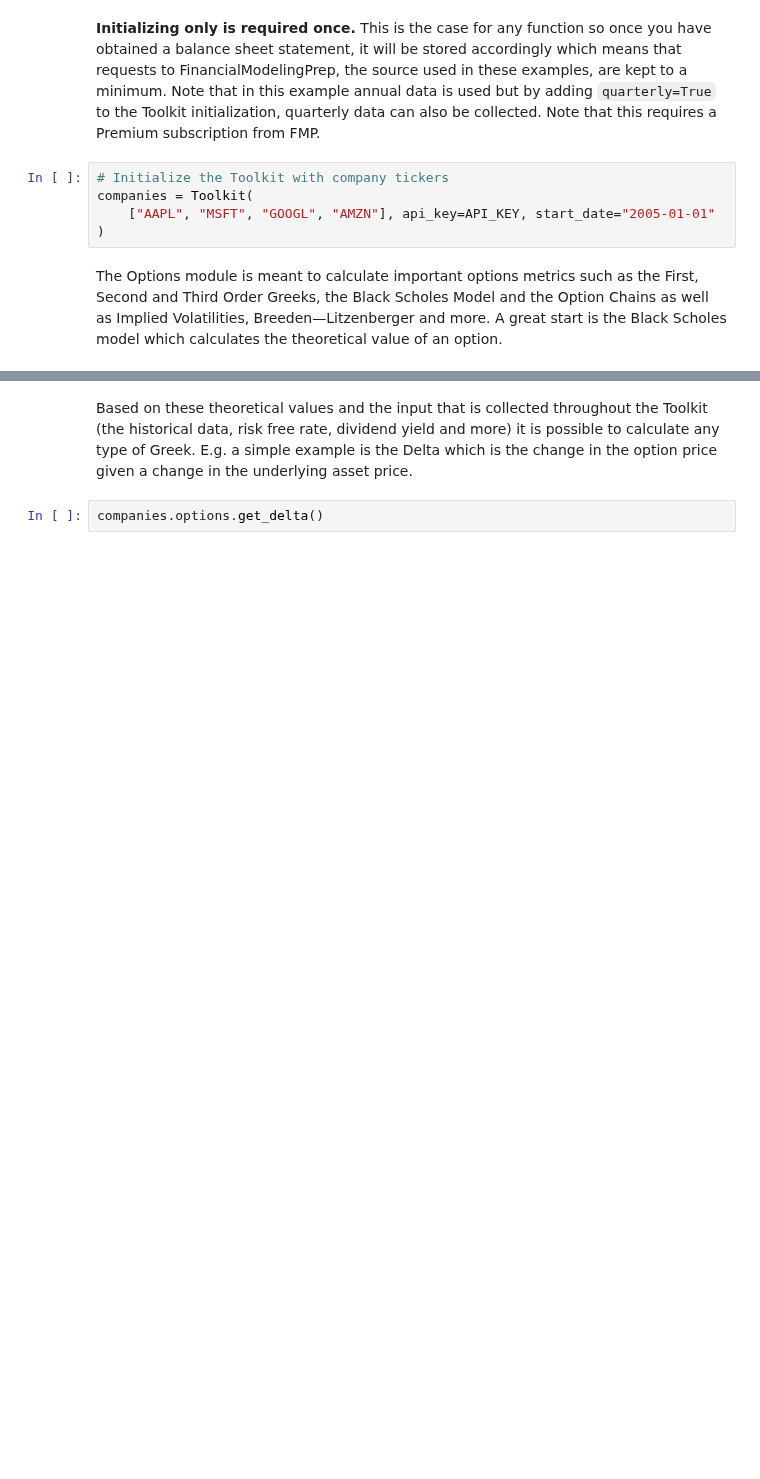
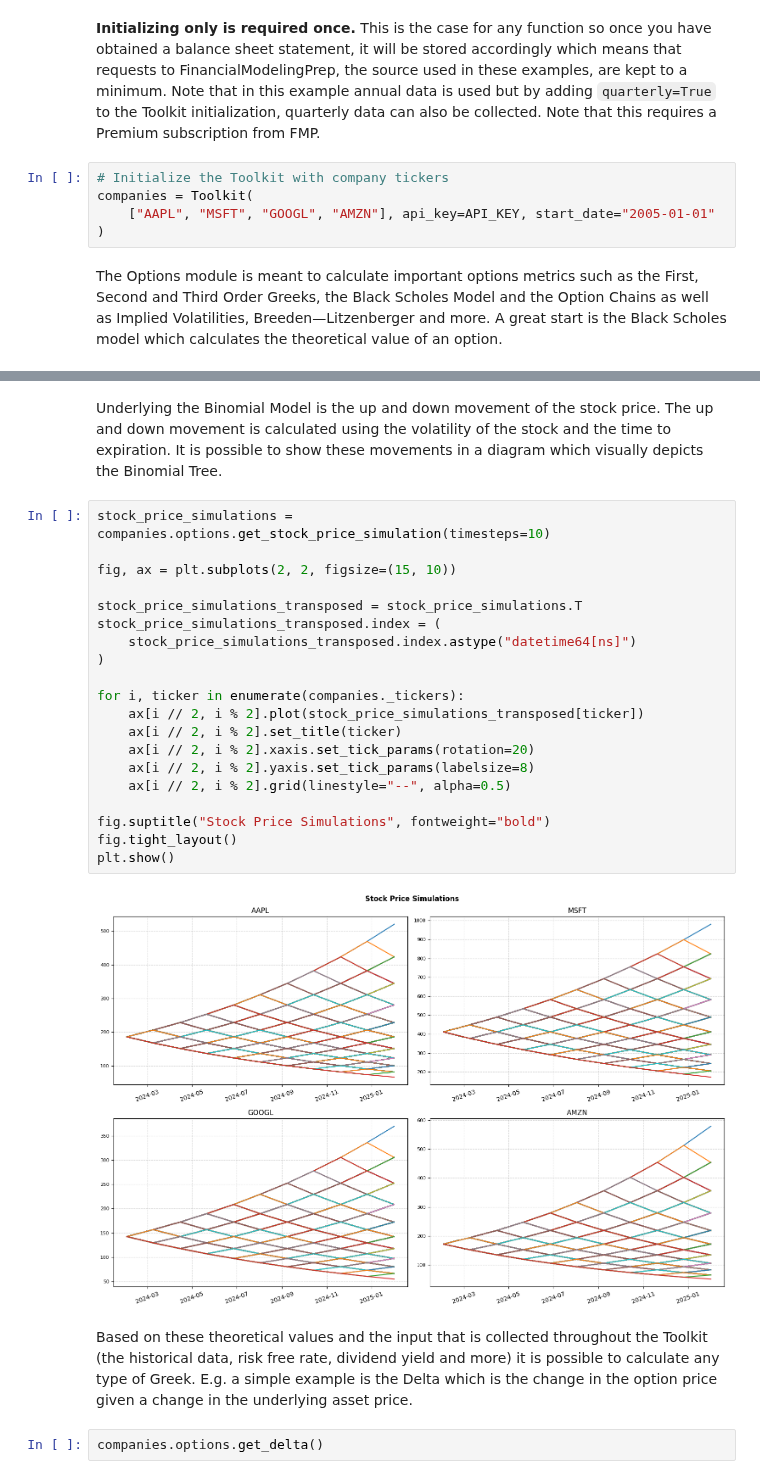
Before and after one commit to JerBouma/FinanceToolkit, a Jupyter notebook: examples/Finance Toolkit - 5. Options Module.ipynb, the cells around one changed output, grey strips where cells are left out. Drawn from its saved outputs; the diff is of its cells as text; blank space fills up the shorter version.

```diff
--- a/examples/Finance Toolkit - 5. Options Module.ipynb
+++ b/examples/Finance Toolkit - 5. Options Module.ipynb
@@ -100,3 +120,27 @@ companies.options.get_black_scholes_model()
+# %% [markdown]
+Underlying the Binomial Model is the up and down movement of the stock price. The up and down movement is calculated using the volatility of the stock and the time to expiration. It is possible to show these movements in a diagram which visually depicts the Binomial Tree.
+# %%
+stock_price_simulations = companies.options.get_stock_price_simulation(timesteps=10)
+
+fig, ax = plt.subplots(2, 2, figsize=(15, 10))
+
+stock_price_simulations_transposed = stock_price_simulations.T
+stock_price_simulations_transposed.index = (
+    stock_price_simulations_transposed.index.astype("datetime64[ns]")
+)
+
+for i, ticker in enumerate(companies._tickers):
+    ax[i // 2, i % 2].plot(stock_price_simulations_transposed[ticker])
+    ax[i // 2, i % 2].set_title(ticker)
+    ax[i // 2, i % 2].xaxis.set_tick_params(rotation=20)
+    ax[i // 2, i % 2].yaxis.set_tick_params(labelsize=8)
+    ax[i // 2, i % 2].grid(linestyle="--", alpha=0.5)
+
+fig.suptitle("Stock Price Simulations", fontweight="bold")
+fig.tight_layout()
+plt.show()
+# %% [output]
+[figure, added]
 # %% [markdown]
 Based on these theoretical values and the input that is collected throughout the Toolkit (the historical data, risk free rate, dividend yield and more) it is possible to calculate any type of Greek. E.g. a simple example is the Delta which is the change in the option price given a change in the underlying asset price.
 # %%
```
Also changed, not shown: parts of 7 cells of this notebook, 1 other file.
